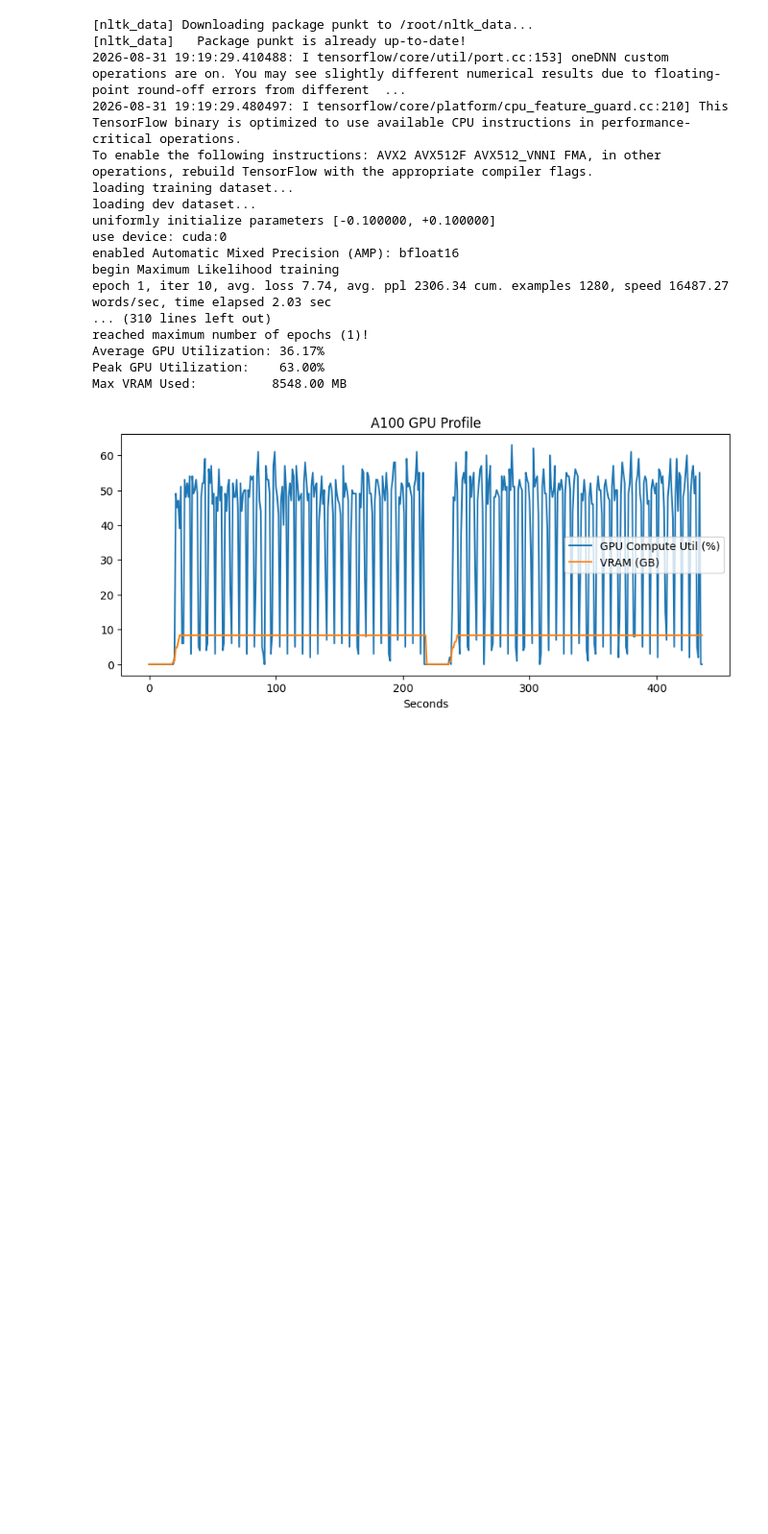
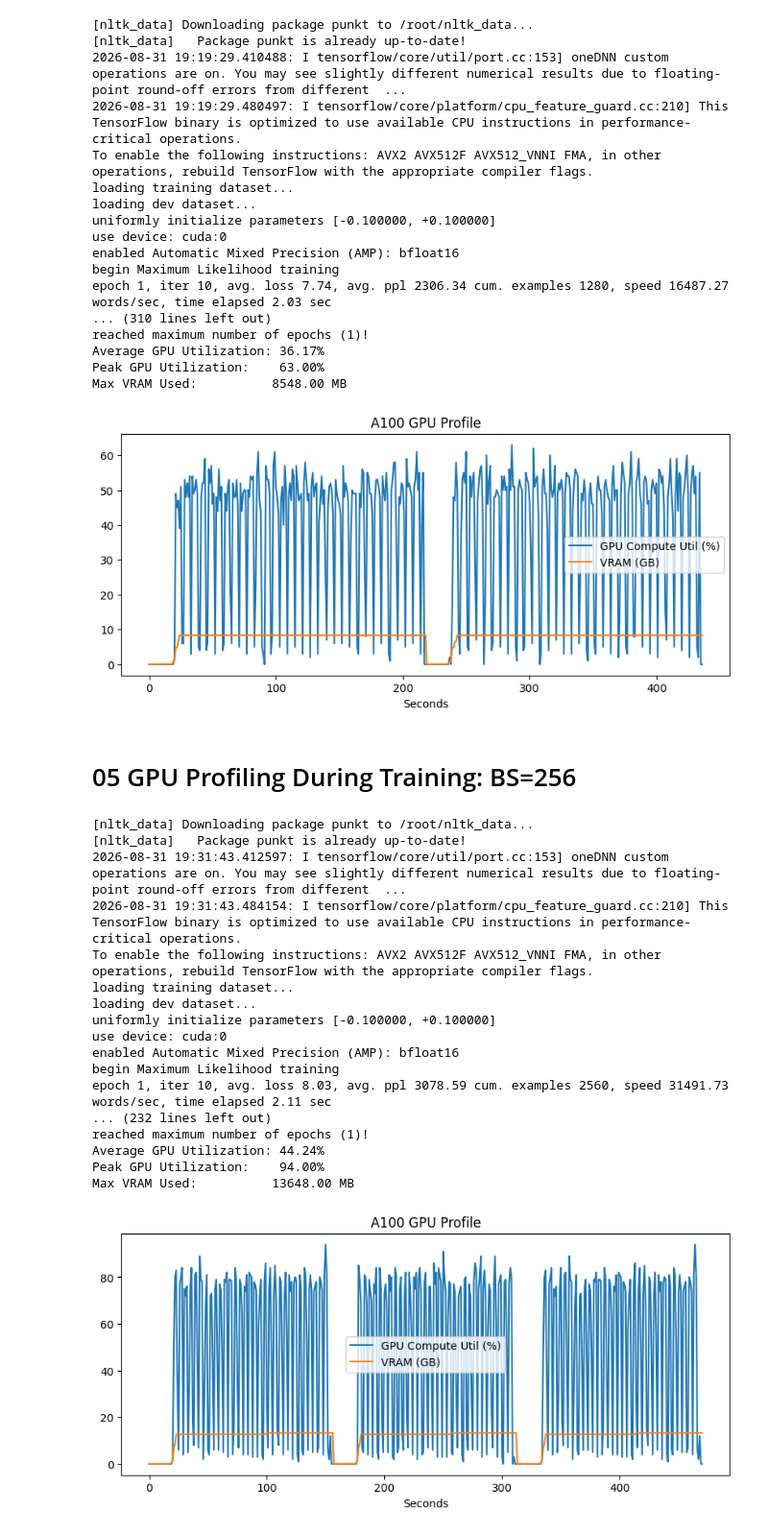
Before and after one commit to ilyarudyak/CS224N-NLP-with-DL-2024, a Jupyter notebook: 02-assignments/2024/assignment-3-v2/03_experiments_colab_v2.ipynb, the cells around one changed output. Shown at 96% size. Cells and saved outputs as stored; diff of their text form; code cells hidden in the pictures; blank space fills up the shorter version.

```diff
--- a/02-assignments/2024/assignment-3-v2/03_experiments_colab_v2.ipynb
+++ b/02-assignments/2024/assignment-3-v2/03_experiments_colab_v2.ipynb
@@ -354,3 +352,56 @@ Average GPU Utilization: 36.17%
 Peak GPU Utilization:    63.00%
 Max VRAM Used:          8548.00 MB
 [figure]
+# %% [markdown]
+# 05 GPU Profiling During Training: BS=256
+# %%
+import subprocess
+import time
+import pandas as pd
+import matplotlib.pyplot as plt
+
+# 1. Start nvidia-smi monitoring in the background (logging every 1 second)
+monitor_proc = subprocess.Popen(
+    "nvidia-smi --query-gpu=timestamp,utilization.gpu,utilization.memory,memory.used --format=csv,noheader,nounits -l 1 > gpu_usage.log",
+    shell=True
+)
+
+try:
+    # 2. Run your training command
+    !bash run_epoch_1_bs_256.sh train_a100
+finally:
+    # 3. Kill the monitor when training completes
+    monitor_proc.terminate()
+
+# 4. Plot GPU Utilization & Memory
+df = pd.read_csv("gpu_usage.log", names=["timestamp", "gpu_util", "mem_util", "mem_used_mb"])
+print(f"Average GPU Utilization: {df['gpu_util'].mean():.2f}%")
+print(f"Peak GPU Utilization:    {df['gpu_util'].max():.2f}%")
+print(f"Max VRAM Used:          {df['mem_used_mb'].max():.2f} MB")
+
+plt.figure(figsize=(10, 4))
+plt.plot(df['gpu_util'], label="GPU Compute Util (%)")
+plt.plot(df['mem_used_mb'] / 1024, label="VRAM (GB)")
+plt.xlabel("Seconds")
+plt.legend()
+plt.title("A100 GPU Profile")
+plt.show()
+# %% [output]
+[nltk_data] Downloading package punkt to /root/nltk_data...
+[nltk_data]   Package punkt is already up-to-date!
+2026-08-31 19:31:43.412597: I tensorflow/core/util/port.cc:153] oneDNN custom operations are on. You may see slightly different numerical results due to floating-point round-off errors from different  ...
+2026-08-31 19:31:43.484154: I tensorflow/core/platform/cpu_feature_guard.cc:210] This TensorFlow binary is optimized to use available CPU instructions in performance-critical operations.
+To enable the following instructions: AVX2 AVX512F AVX512_VNNI FMA, in other operations, rebuild TensorFlow with the appropriate compiler flags.
+loading training dataset...
+loading dev dataset...
+uniformly initialize parameters [-0.100000, +0.100000]
+use device: cuda:0
+enabled Automatic Mixed Precision (AMP): bfloat16
+begin Maximum Likelihood training
+epoch 1, iter 10, avg. loss 8.03, avg. ppl 3078.59 cum. examples 2560, speed 31491.73 words/sec, time elapsed 2.11 sec
+... (232 lines left out)
+reached maximum number of epochs (1)!
+Average GPU Utilization: 44.24%
+Peak GPU Utilization:    94.00%
+Max VRAM Used:          13648.00 MB
+[figure, added]
```
Also changed, not shown: parts of 1 cell of this notebook, 2 other files.
